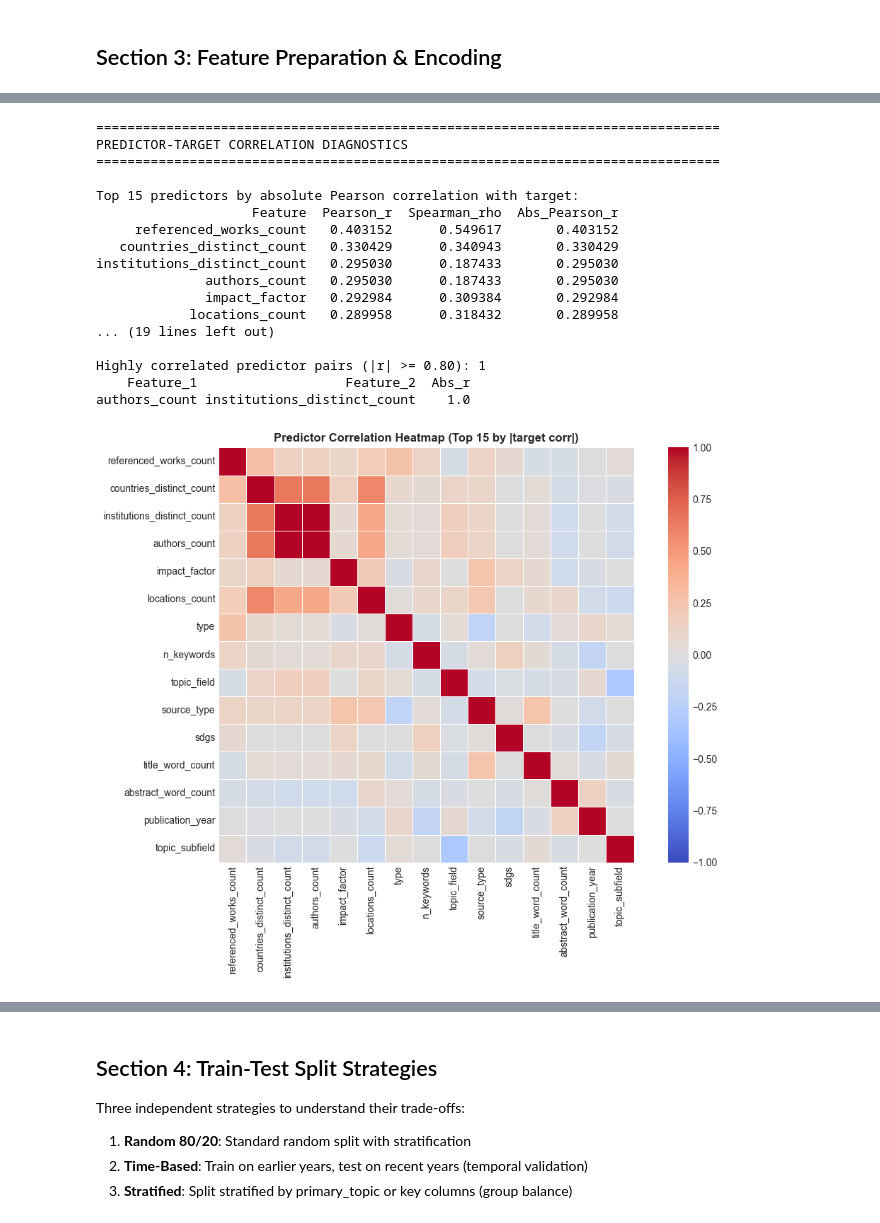
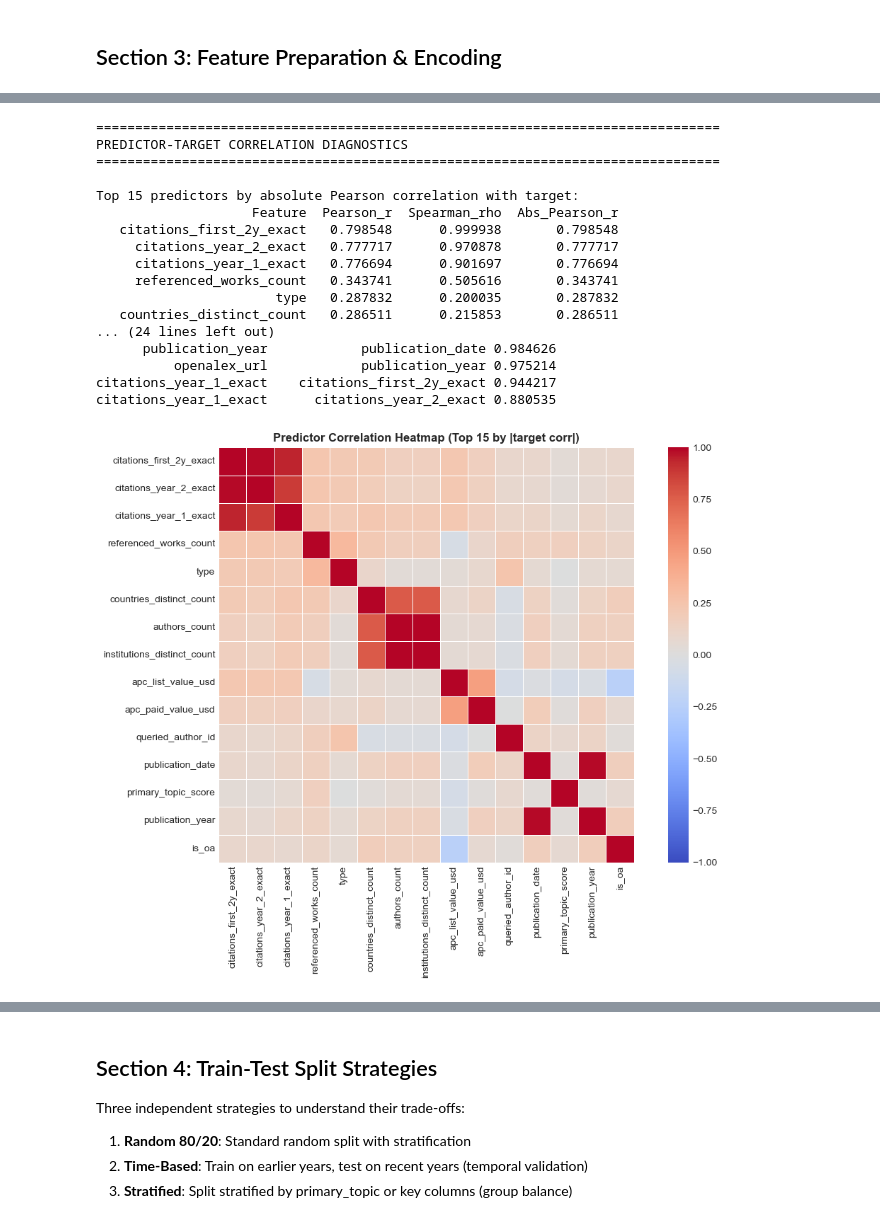
Before and after one commit to Ciampitti-Lab/PublicationAnalysis, a Jupyter notebook: Machine_learning/jupyter/original_models.ipynb, the cells around one changed output, grey strips where cells are left out. Cells and saved outputs as stored; diff of their text form; code cells hidden in the pictures.

```diff
--- a/Machine_learning/jupyter/original_models.ipynb
+++ b/Machine_learning/jupyter/original_models.ipynb
@@ -429,30 +300,0 @@ Saved processed dataset to: C:\Users\locos\Documents\CiampittiLab\Publication_an
-# %%
-# Sanity checks for exact engineered citation targets
-required_cols = [
-    "citations_year_1_exact",
-    "citations_year_2_exact",
-    "citations_first_2y_exact",
-    "normalized_2y_cites_exact",
-]
-
-missing_required = [c for c in required_cols if c not in df.columns]
-if missing_required:
-    raise KeyError(f"Missing required engineered columns: {missing_required}")
-
-print("Exact engineered target columns available:")
-for col in required_cols:
-    print(f"  - {col}")
-
-print("\nSample exact target rows:")
-sample_cols = [
-    "article_id",
-    "publication_date",
-    "citations_year_1_exact",
-    "citations_year_2_exact",
-    "citations_first_2y_exact",
-]
-print(df[sample_cols].head(10))
-
-print("\nRows with zero citations in first 2 real years:")
-zero_2y = (df["citations_first_2y_exact"] == 0).sum()
-print(f"{zero_2y} out of {len(df)}")
@@ -704,7 +508,7 @@ for col in categorical_cols:
 corr_X = corr_X.apply(pd.to_numeric, errors="coerce").fillna(0)
 
 # Target as numeric
-y_corr = pd.to_numeric(df_model[TARGET], errors="coerce")
+y_corr = pd.to_numeric(df_processed_model[TARGET], errors="coerce")
 valid_rows = y_corr.notna()
 corr_X_valid = corr_X.loc[valid_rows].copy()
 y_corr_valid = y_corr.loc[valid_rows].copy()
@@ -771,47 +575,47 @@ vif_input = corr_X_valid.copy()
 # Remove near-constant columns to avoid numerical issues
 vif_input = vif_input.loc[:, vif_input.nunique(dropna=False) > 1]
 
-vif_df = pd.DataFrame({
+vif_df_processed = pd.DataFrame({
     "Feature": vif_input.columns,
     "VIF": [variance_inflation_factor(vif_input.values, i) for i in range(vif_input.shape[1])],
 }).sort_values("VIF", ascending=False)
 
 print("\nTop VIF values (multicollinearity check):")
-print(vif_df.head(15).to_string(index=False))
+print(vif_df_processed.head(15).to_string(index=False))
 
 vif_threshold = 10
-high_vif = vif_df[vif_df["VIF"] > vif_threshold]
+high_vif = vif_df_processed[vif_df_processed["VIF"] > vif_threshold]
 vif_drop_features = high_vif["Feature"].tolist()
 
 print(f"\nPredictors with VIF > {vif_threshold}: {len(high_vif)}")
 if len(high_vif) > 0:
     print(high_vif.to_string(index=False))
     print(f"\nFeatures marked for removal before modeling: {vif_drop_features}")
 else:
     print("No features exceed the VIF threshold.")
 
 print("\nInterpretation guide:")
 print("- Strong predictor utility: larger |Pearson_r| and/or |Spearman_rho|.")
 print("- Potential co-dependence risk: many high-correlation feature pairs and high VIF.")
 print("- For coefficient interpretation (linear/GLM), reducing high VIF is usually recommended.")
 print("- For pure prediction with tree models, correlated predictors are often less problematic.")
 # %% [output]
 ================================================================================
 PREDICTOR-TARGET CORRELATION DIAGNOSTICS
 ================================================================================
 
 Top 15 predictors by absolute Pearson correlation with target:
                     Feature  Pearson_r  Spearman_rho  Abs_Pearson_r
-     referenced_works_count   0.403152      0.549617       0.403152
-   countries_distinct_count   0.330429      0.340943       0.330429
-institutions_distinct_count   0.295030      0.187433       0.295030
-              authors_count   0.295030      0.187433       0.295030
-              impact_factor   0.292984      0.309384       0.292984
-            locations_count   0.289958      0.318432       0.289958
-... (19 lines left out)
-
-Highly correlated predictor pairs (|r| >= 0.80): 1
-    Feature_1                   Feature_2  Abs_r
-authors_count institutions_distinct_count    1.0
+   citations_first_2y_exact   0.798548      0.999938       0.798548
+     citations_year_2_exact   0.777717      0.970878       0.777717
+     citations_year_1_exact   0.776694      0.901697       0.776694
+     referenced_works_count   0.343741      0.505616       0.343741
+                       type   0.287832      0.200035       0.287832
+   countries_distinct_count   0.286511      0.215853       0.286511
+... (24 lines left out)
+      publication_year            publication_date 0.984626
+          openalex_url            publication_year 0.975214
+citations_year_1_exact    citations_first_2y_exact 0.944217
+citations_year_1_exact      citations_year_2_exact 0.880535
-[figure, old version]
+[figure, new version]
 Top VIF values (multicollinearity check):
```
Also changed, not shown: parts of 32 cells of this notebook, 1 other file.
